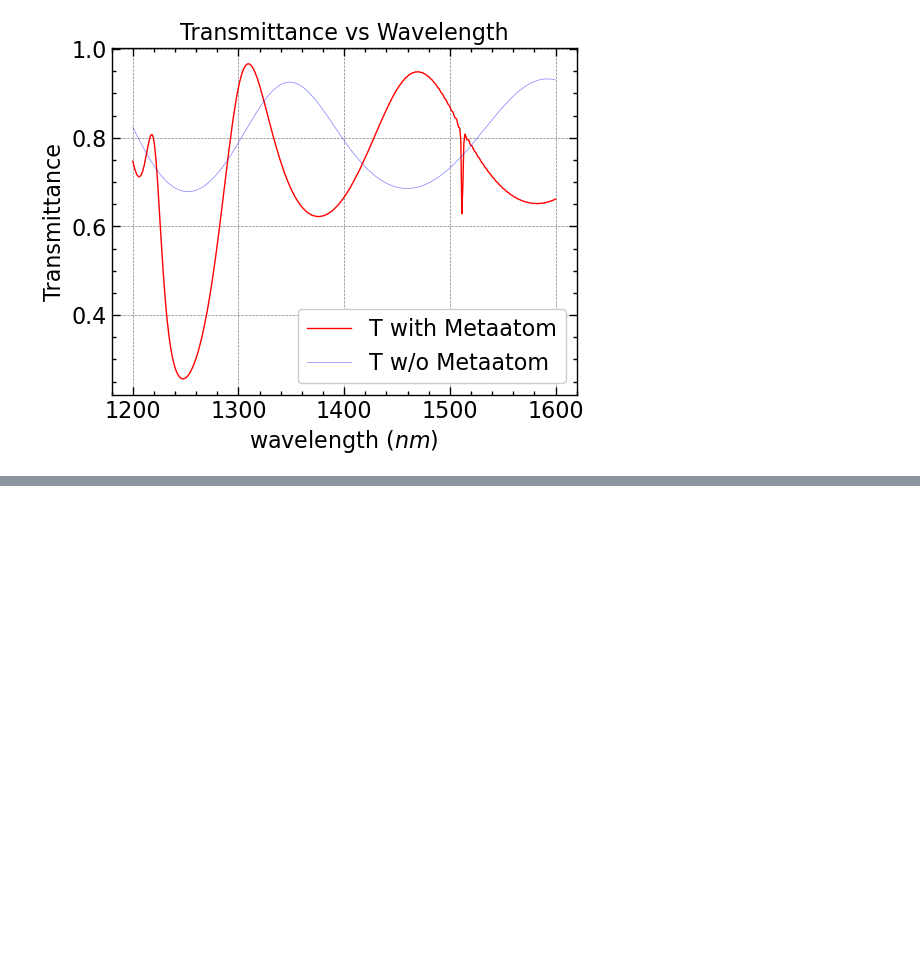
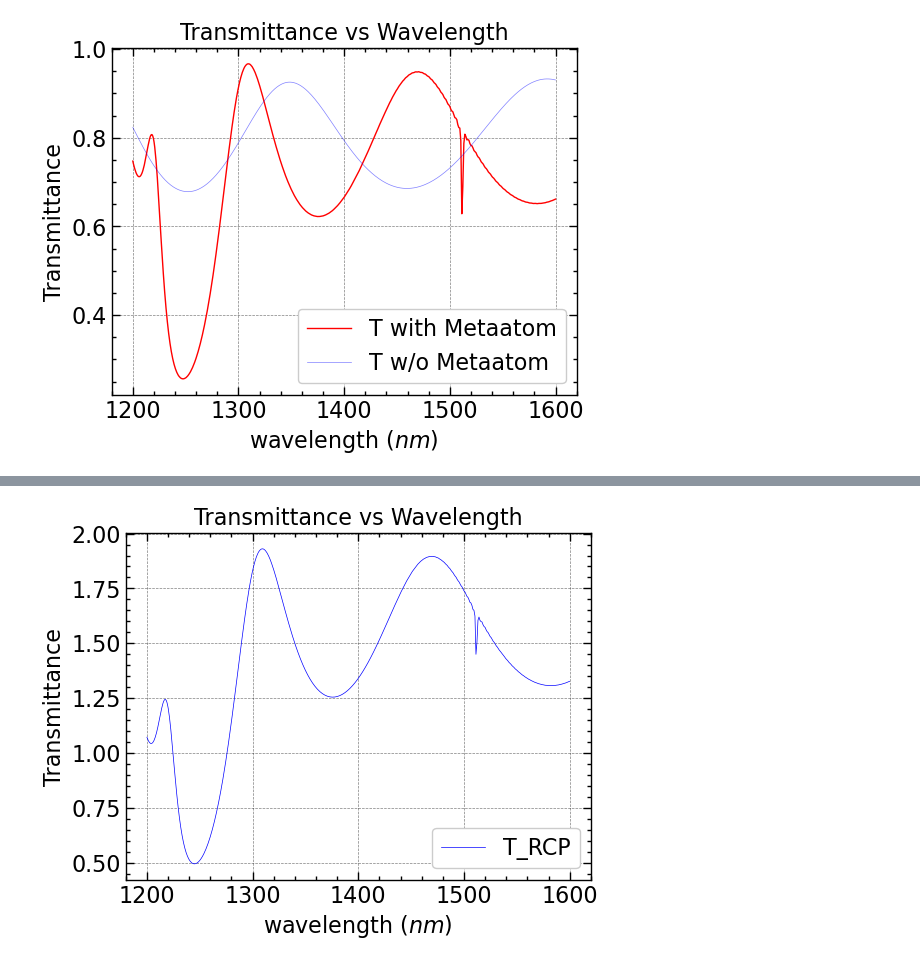
Before and after one commit to yankunm/yankunm.github.io, a Jupyter notebook: simulation/geom_phase.ipynb, the cells around one changed output, grey strips where cells are left out. Cells and saved outputs as stored; diff of their text form; code cells hidden in the pictures; blank space fills up the shorter version.

Commit message:
circular polarization debug

```diff
--- a/simulation/geom_phase.ipynb
+++ b/simulation/geom_phase.ipynb
@@ -317,0 +280,3 @@ plt.show()
+# %%
+sim_left = make_sim("left")
+sim_left.plot_3d()
@@ -317,0 +285,10 @@ plt.show()
+# %%
+# define simulations
+sims = {
+    "LCP": sim_left,
+    "RCP": make_sim("right")
+}
+# %%
+# create a batch and run all sims in parallel
+batch = web.Batch(simulations=sims)
+batch_results = batch.run(path_dir="data/circular")
@@ -317,0 +307,18 @@ plt.show()
+# %%
+T_lcp = batch_results["LCP"]["flux_monitor"].flux
+T_rcp = batch_results["RCP"]["flux_monitor"].flux
+# %%
+# this uses scienceplots to make plots look better
+plt.style.use(['science', 'notebook', 'grid'])
+# plot transmission, compare to paper results, look similar
+fig, ax = plt.subplots(1, 1, figsize=(6, 4.5))
+# plt.plot(td.C_0 / fr.freqs(N) * 1000, T_lcp, "r", lw=1, label="T_LCP")
+plt.plot(td.C_0 / fr.freqs(N) * 1000, T_rcp, "b", lw=0.5, alpha=1, label="T_RCP")
+plt.xlabel(r"wavelength ($nm$)")
+plt.ylabel("Transmittance")
+plt.legend()
+plt.title("Transmittance vs Wavelength")
+plt.savefig("power_geom", dpi=300)
+plt.show()
+# %% [output]
+[figure, added]
```
Also changed, not shown: parts of 26 cells of this notebook, 16 other files.
